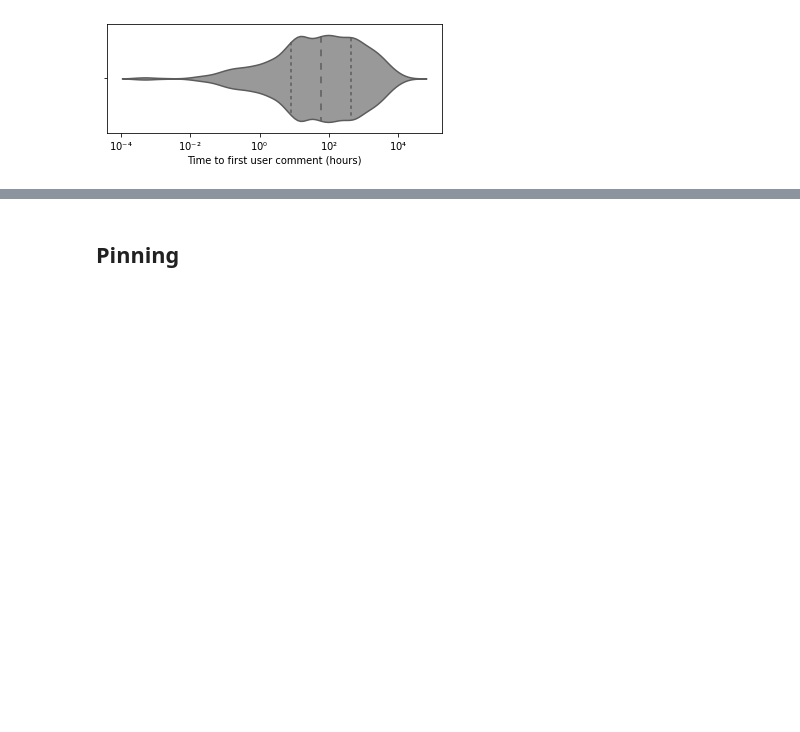
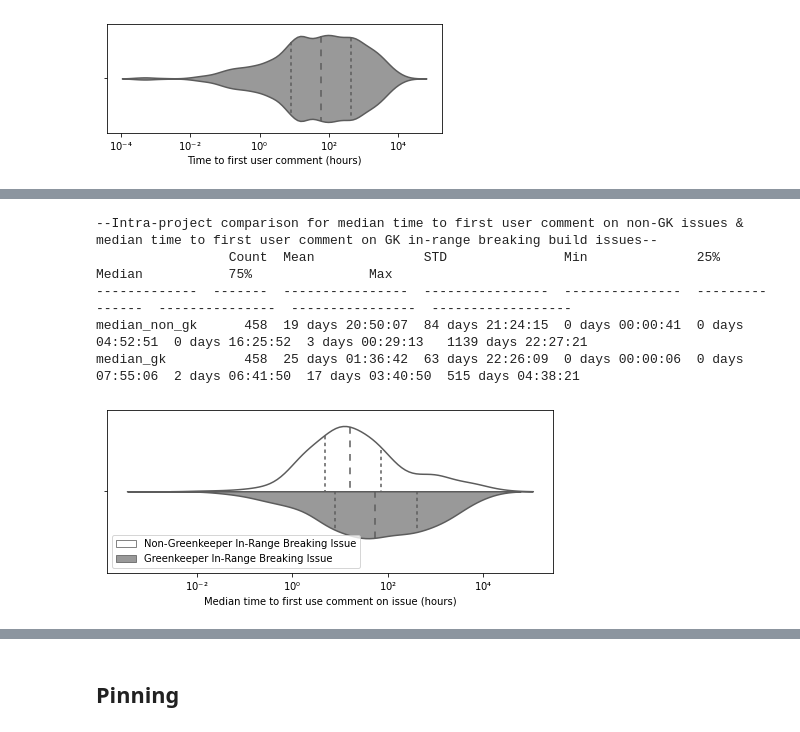
Before and after one commit to brombaut/GKIR_Analysis, a Jupyter notebook: data-analysis/p_rq2.ipynb, the cells around one changed output, grey strips where cells are left out. Drawn from its saved outputs; the diff is of its cells as text; code cells hidden in the pictures; blank space fills up the shorter version.

```diff
--- a/data-analysis/p_rq2.ipynb
+++ b/data-analysis/p_rq2.ipynb
@@ -446,22 +418,26 @@ users_comments_simplified = \
         .min()\
         .to_frame()\
         .reset_index()
-issues_simplified = gk_issues[['id', 'created_at']]
+issues_simplified = gk_issues[['id', 'created_at', 'repo_name']]
 
-merged = issues_simplified.merge(
+gk_issues_with_first_user_comments = issues_simplified.merge(
     users_comments_simplified,
     left_on='id',
     right_on='comment_issue_id'
 )
-merged['time_to_comment'] = merged['comment_created_at'] - merged['created_at']
+gk_issues_with_first_user_comments['time_to_comment'] = \
+    gk_issues_with_first_user_comments['comment_created_at'] - gk_issues_with_first_user_comments['created_at']
 
-merged['time_to_comment_hours'] = merged['time_to_comment'] / np.timedelta64(1, 'h')
-merged = merged[~(merged['time_to_comment_hours'] == 0)]
-merged['log_time_to_comment_hours'] = np.log10(merged['time_to_comment_hours'])
-merged['placeholder'] = ''
+gk_issues_with_first_user_comments['time_to_comment_hours'] = \
+    gk_issues_with_first_user_comments['time_to_comment'] / np.timedelta64(1, 'h')
+gk_issues_with_first_user_comments = \
+    gk_issues_with_first_user_comments[~(gk_issues_with_first_user_comments['time_to_comment_hours'] == 0)]
+gk_issues_with_first_user_comments['log_time_to_comment_hours'] = \
+    np.log10(gk_issues_with_first_user_comments['time_to_comment_hours'])
+gk_issues_with_first_user_comments['placeholder'] = ''
 fig, ax = plt.subplots(nrows=1, ncols=1, figsize=(6,2))
 ax = sns.violinplot(
-    data=merged,
+    data=gk_issues_with_first_user_comments,
     x='log_time_to_comment_hours',
     y='placeholder',
     inner='quartile',
@@ -483,0 +548,48 @@ time_to_comment     9652  25 days 17:24:11  65 days 08:20:06  0 days 00:00:01  0
+# %%
+# Merge gk and non-gk project time to user comment by repo_name
+project__all_issues__time_to_comment = projects__non_gkirbbi_with_first_user_comment.merge(
+    projects__gk_issues_with_first_user_comments,
+    how='inner',
+    on=['repo_name'],
+    suffixes=['_non_gk', '_gk'],
+)
+# Melt for violine plot
+melted = pd.melt(
+    project__all_issues__time_to_comment,
+    id_vars='repo_name',
+    value_vars=['median_hours_log_non_gk', 'median_hours_log_gk'],
+    var_name='issue_type',
+    value_name='median_time_to_comment_hours_log',
+)
+
+melted['placeholder'] = ''
+fig, ax = plt.subplots(nrows=1, ncols=1, figsize=(8,3))
+sns.violinplot(
+    data=melted,
+    x='median_time_to_comment_hours_log',
+    y='placeholder',
+    hue='issue_type',
+    split=True,
+    inner='quartile',
+    palette=['1', '0.6'],
+    ax=ax,
+)
+ax.set_ylabel('')
+ax.set_xlabel('Median time to first use comment on issue (hours)')
+ax.xaxis.set_major_formatter(log10_func_formatter)
+ax.legend(
+    title='',
+)
+L = plt.legend()
+L.get_texts()[0].set_text('Non-Greenkeeper In-Range Breaking Issue')
+L.get_texts()[1].set_text('Greenkeeper In-Range Breaking Issue')
+print('--Intra-project comparison for median time to first user comment on non-GK issues & median time to first user comment on GK in-range breaking build issues--')
+tfns(project__all_issues__time_to_comment, ['median_non_gk', 'median_gk'], title='')
+plt.show()
+# %% [output]
+--Intra-project comparison for median time to first user comment on non-GK issues & median time to first user comment on GK in-range breaking build issues--
+                 Count  Mean              STD               Min              25%              Median           75%               Max
+-------------  -------  ----------------  ----------------  ---------------  ---------------  ---------------  ----------------  ------------------
+median_non_gk      458  19 days 20:50:07  84 days 21:24:15  0 days 00:00:41  0 days 04:52:51  0 days 16:25:52  3 days 00:29:13   1139 days 22:27:21
+median_gk          458  25 days 01:36:42  63 days 22:26:09  0 days 00:00:06  0 days 07:55:06  2 days 06:41:50  17 days 03:40:50  515 days 04:38:21
+[figure, added]
```
Also changed, not shown: parts of 32 cells of this notebook, 5 other files.
